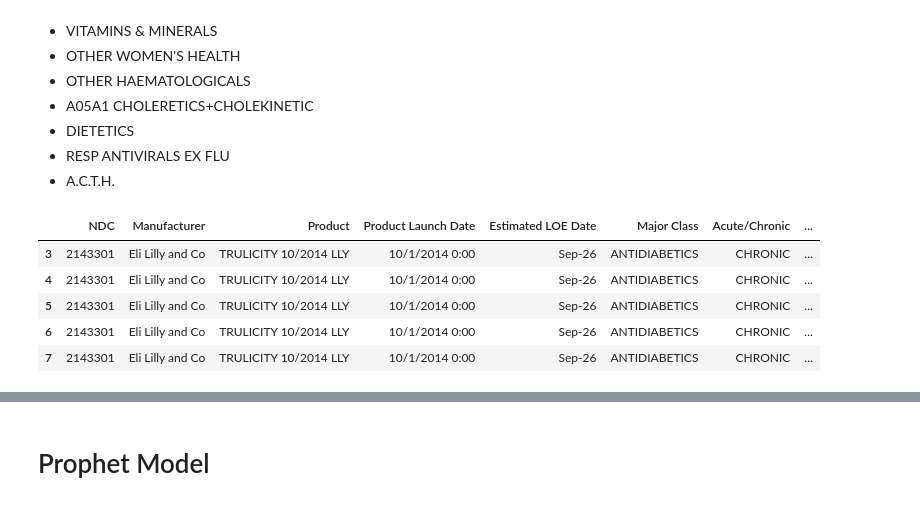
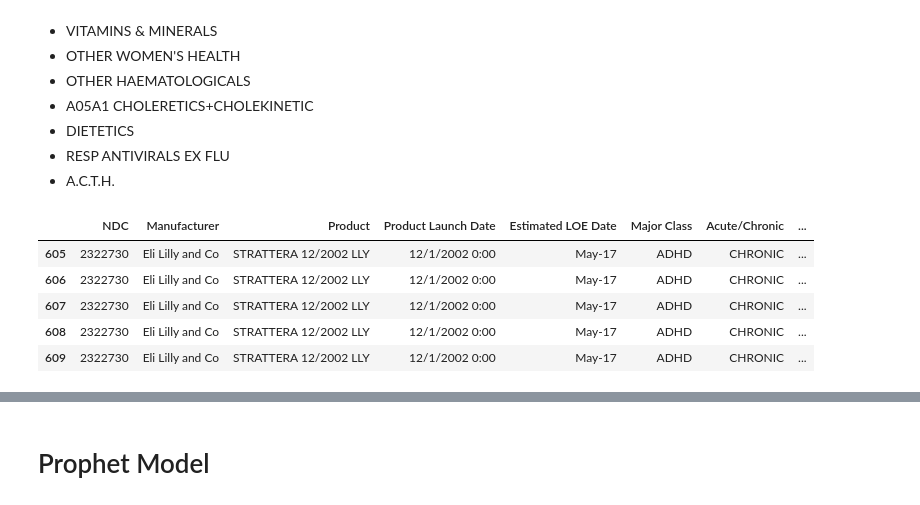
Before and after one commit to pauldoan/CBS_Nephron, a Jupyter notebook: Predictive Models/Prophet2.ipynb, the cells around one changed output, grey strips where cells are left out. Cells and saved outputs as stored; diff of their text form; code cells hidden in the pictures.

```diff
--- a/Predictive Models/Prophet2.ipynb
+++ b/Predictive Models/Prophet2.ipynb
@@ -90,31 +90,31 @@ selected_class = 'VACCINES (PURE, COMB, OTHER)'
 # %%
 # Loading dataset
 dataframe = pd.read_csv('../Processed_Data/drugs_pct_changes_monthly.csv')
 
 # Only NDCs that have full period
 last_period = dataframe[(dataframe.Year == 2020) & (dataframe.Month == 7)].NDC.unique()
 first_period = dataframe[(dataframe.Year == 2014) & (dataframe.Month == 8)].NDC.unique()
 dataframe.Date = pd.to_datetime(dataframe.Date, format='%Y_%m')
 selected_NDC = list(set(last_period).intersection(first_period))
-# dataframe = dataframe[dataframe.NDC.isin(selected_NDC)]
+dataframe = dataframe[dataframe.NDC.isin(selected_NDC)]
 
 # Fill in the pct change NA by 0 (first values)
 dataframe.Pct_change = dataframe.Pct_change.fillna(0)
 
 # Fill in the Previous_TRx NA by latest value (first values)
 dataframe.Previous_TRx = dataframe.Previous_TRx.fillna(method='ffill')
 
 # Dropping before 2015 because 2014 is not good
 dataframe = dataframe[dataframe.Date >= pd.to_datetime('2015-01-01')]
 
 dataframe.head()
 # %% [output]
 |  | NDC | Manufacturer | Product | Product Launch Date | Estimated LOE Date | Major Class | Acute/Chronic | ... |
-| 3 | 2143301 | Eli Lilly and Co | TRULICITY 10/2014 LLY | 10/1/2014 0:00 | Sep-26 | ANTIDIABETICS | CHRONIC | ... |
-| 4 | 2143301 | Eli Lilly and Co | TRULICITY 10/2014 LLY | 10/1/2014 0:00 | Sep-26 | ANTIDIABETICS | CHRONIC | ... |
-| 5 | 2143301 | Eli Lilly and Co | TRULICITY 10/2014 LLY | 10/1/2014 0:00 | Sep-26 | ANTIDIABETICS | CHRONIC | ... |
-| 6 | 2143301 | Eli Lilly and Co | TRULICITY 10/2014 LLY | 10/1/2014 0:00 | Sep-26 | ANTIDIABETICS | CHRONIC | ... |
-| 7 | 2143301 | Eli Lilly and Co | TRULICITY 10/2014 LLY | 10/1/2014 0:00 | Sep-26 | ANTIDIABETICS | CHRONIC | ... |
+| 605 | 2322730 | Eli Lilly and Co | STRATTERA 12/2002 LLY | 12/1/2002 0:00 | May-17 | ADHD | CHRONIC | ... |
+| 606 | 2322730 | Eli Lilly and Co | STRATTERA 12/2002 LLY | 12/1/2002 0:00 | May-17 | ADHD | CHRONIC | ... |
+| 607 | 2322730 | Eli Lilly and Co | STRATTERA 12/2002 LLY | 12/1/2002 0:00 | May-17 | ADHD | CHRONIC | ... |
+| 608 | 2322730 | Eli Lilly and Co | STRATTERA 12/2002 LLY | 12/1/2002 0:00 | May-17 | ADHD | CHRONIC | ... |
+| 609 | 2322730 | Eli Lilly and Co | STRATTERA 12/2002 LLY | 12/1/2002 0:00 | May-17 | ADHD | CHRONIC | ... |
 # %%
 # Getting rid of NDC that do not have LOE date
 # dataframe = dataframe[dataframe['Estimated LOE Date'] != 'Unspecified']
```
Also changed, not shown: parts of 5 cells of this notebook, 3 other files.
